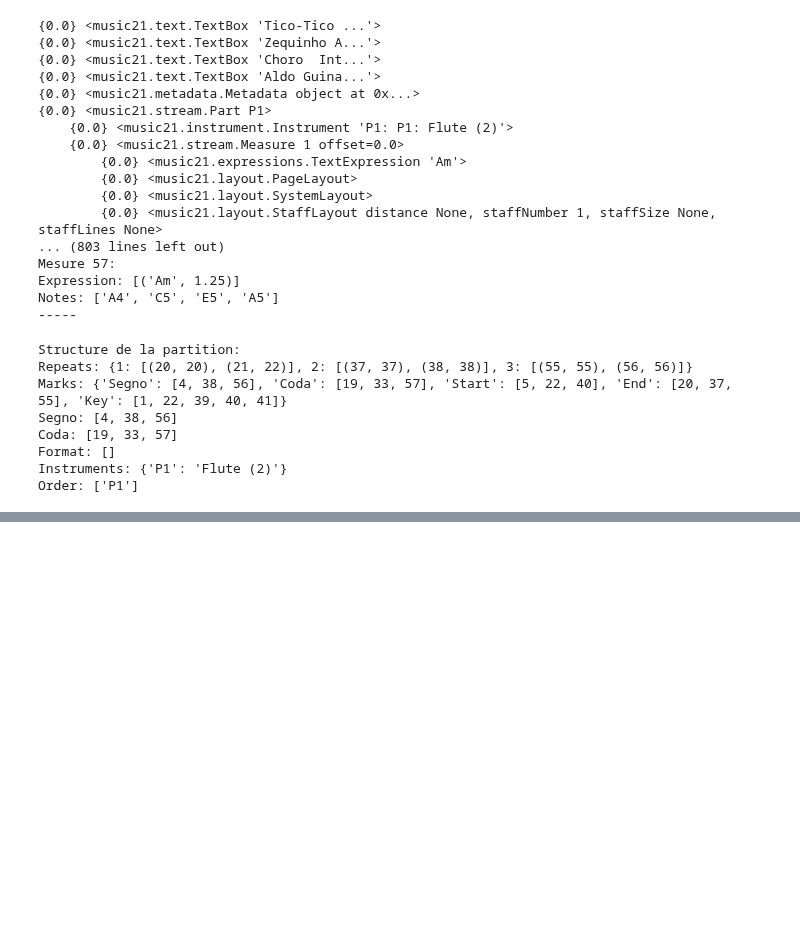
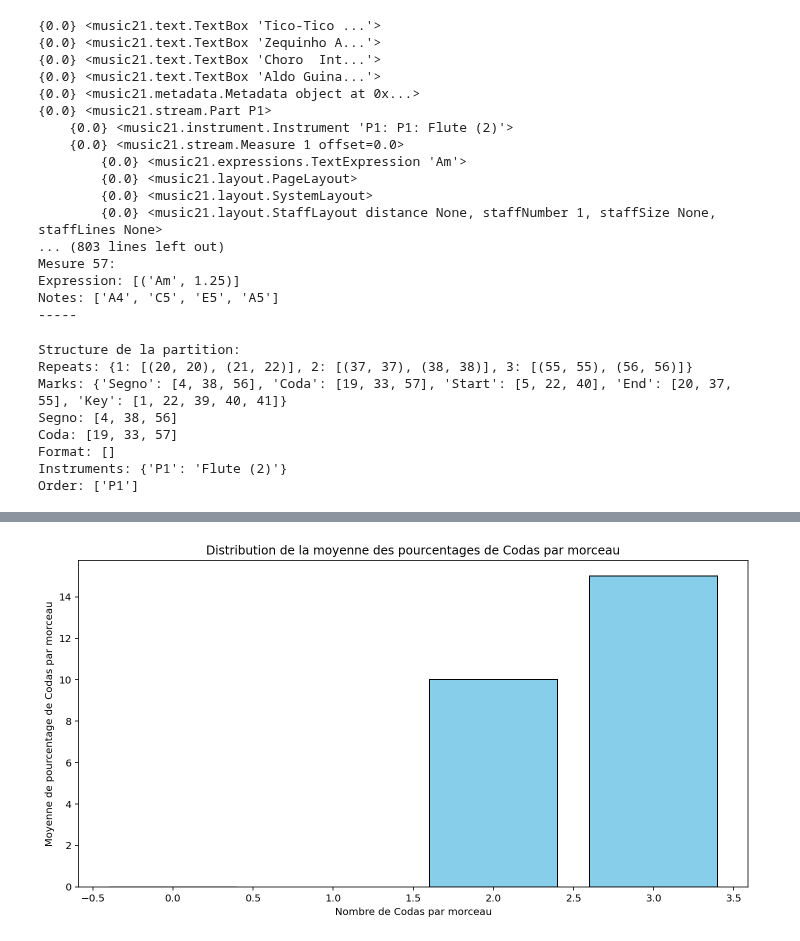
Before and after one commit to Gowthraven/Projet_M2, a Jupyter notebook: midi_test2.ipynb, the cells around one changed output, grey strips where cells are left out. Saved outputs shown, nothing was run; the diff lists cells and outputs as text; code cells hidden in the pictures; blank space fills up the shorter version.

```diff
--- a/midi_test2.ipynb
+++ b/midi_test2.ipynb
@@ -370,0 +499,4 @@ Order: ['P1']
+# %%
+average_percentage_distribution_plot(streams, 'Coda')
+# %% [output]
+[figure, added]
```
Also changed, not shown: parts of 4 cells of this notebook.
